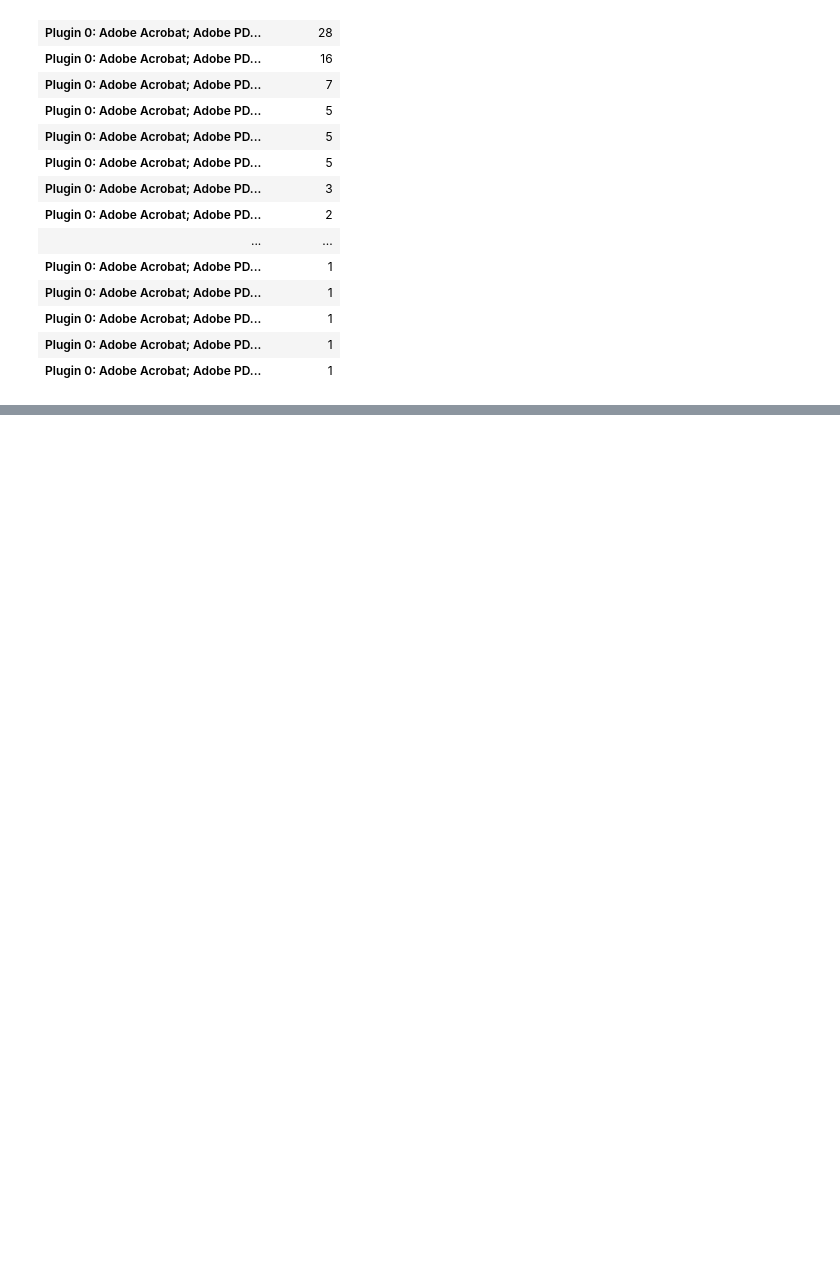
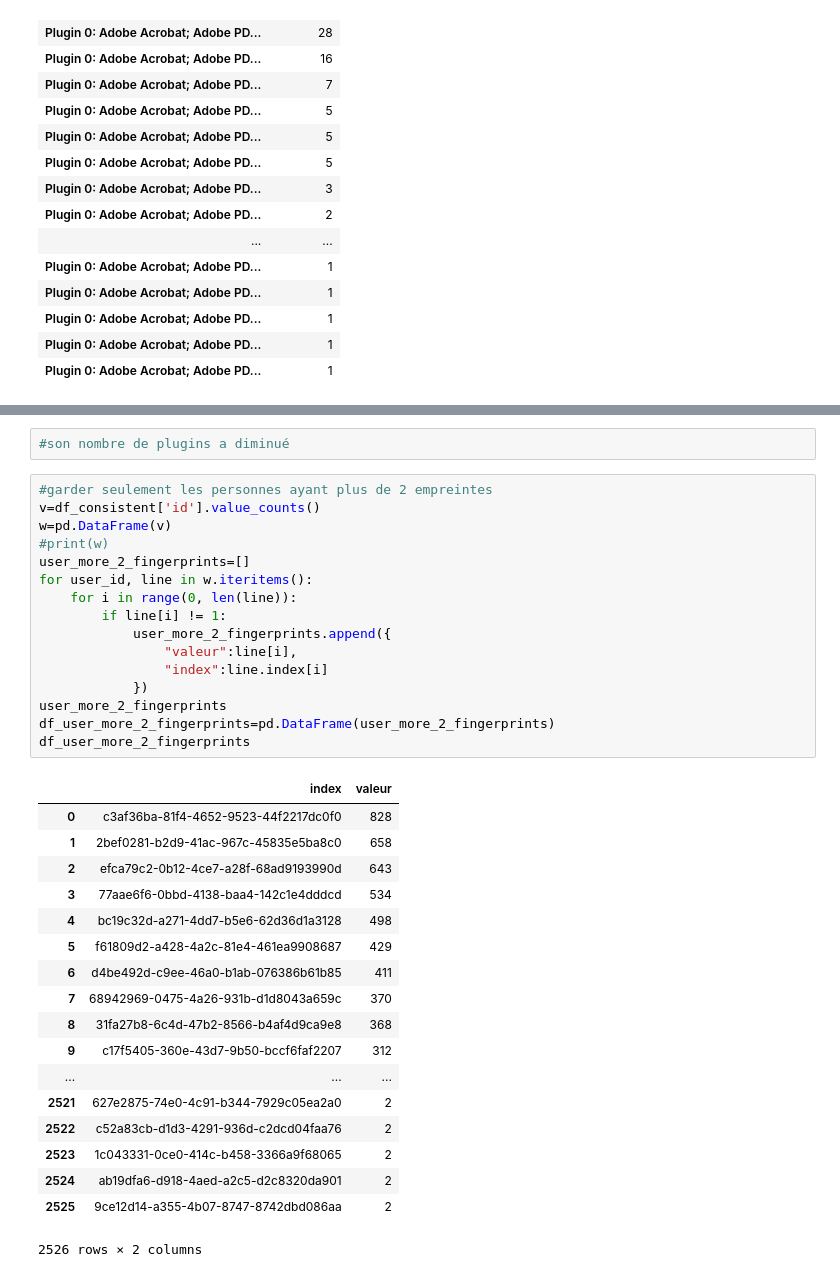
Before and after one commit to mGosset/BrowserFingerprint, a Jupyter notebook: notebooks/exploratory/analyse_empreintes.ipynb, the cells around one changed output, grey strips where cells are left out. Drawn from its saved outputs; the diff is of its cells as text; blank space fills up the shorter version.

```diff
--- a/notebooks/exploratory/analyse_empreintes.ipynb
+++ b/notebooks/exploratory/analyse_empreintes.ipynb
@@ -659,0 +666,37 @@ len(b[0].unique())
+# %%
+#son nombre de plugins a diminué
+# %%
+#garder seulement les personnes ayant plus de 2 empreintes
+v=df_consistent['id'].value_counts()
+w=pd.DataFrame(v)
+#print(w)
+user_more_2_fingerprints=[]
+for user_id, line in w.iteritems():
+    for i in range(0, len(line)):
+        if line[i] != 1:
+            user_more_2_fingerprints.append({
+                "valeur":line[i],
+                "index":line.index[i]
+            })
+user_more_2_fingerprints
+df_user_more_2_fingerprints=pd.DataFrame(user_more_2_fingerprints)
+df_user_more_2_fingerprints
+# %% [output]
+|  | index | valeur |
+| 0 | c3af36ba-81f4-4652-9523-44f2217dc0f0 | 828 |
+| 1 | 2bef0281-b2d9-41ac-967c-45835e5ba8c0 | 658 |
+| 2 | efca79c2-0b12-4ce7-a28f-68ad9193990d | 643 |
+| 3 | 77aae6f6-0bbd-4138-baa4-142c1e4dddcd | 534 |
+| 4 | bc19c32d-a271-4dd7-b5e6-62d36d1a3128 | 498 |
+| 5 | f61809d2-a428-4a2c-81e4-461ea9908687 | 429 |
+| 6 | d4be492d-c9ee-46a0-b1ab-076386b61b85 | 411 |
+| 7 | 68942969-0475-4a26-931b-d1d8043a659c | 370 |
+| 8 | 31fa27b8-6c4d-47b2-8566-b4af4d9ca9e8 | 368 |
+| 9 | c17f5405-360e-43d7-9b50-bccf6faf2207 | 312 |
+| ... | ... | ... |
+| 2521 | 627e2875-74e0-4c91-b344-7929c05ea2a0 | 2 |
+| 2522 | c52a83cb-d1d3-4291-936d-c2dcd04faa76 | 2 |
+| 2523 | 1c043331-0ce0-414c-b458-3366a9f68065 | 2 |
+| 2524 | ab19dfa6-d918-4aed-a2c5-d2c8320da901 | 2 |
+| 2525 | 9ce12d14-a355-4b07-8747-8742dbd086aa | 2 |
+2526 rows × 2 columns
```
Also changed, not shown: parts of 6 cells of this notebook.
